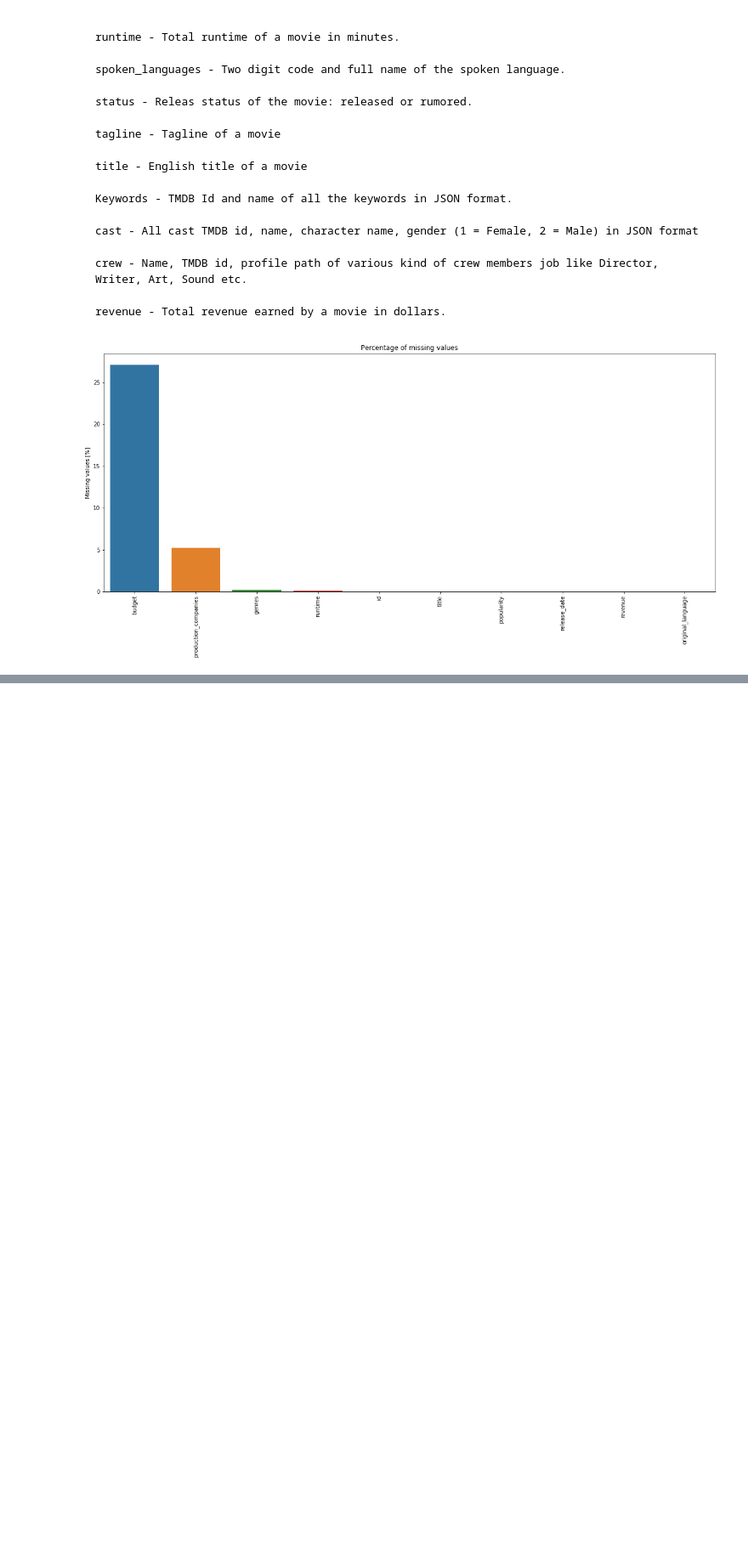
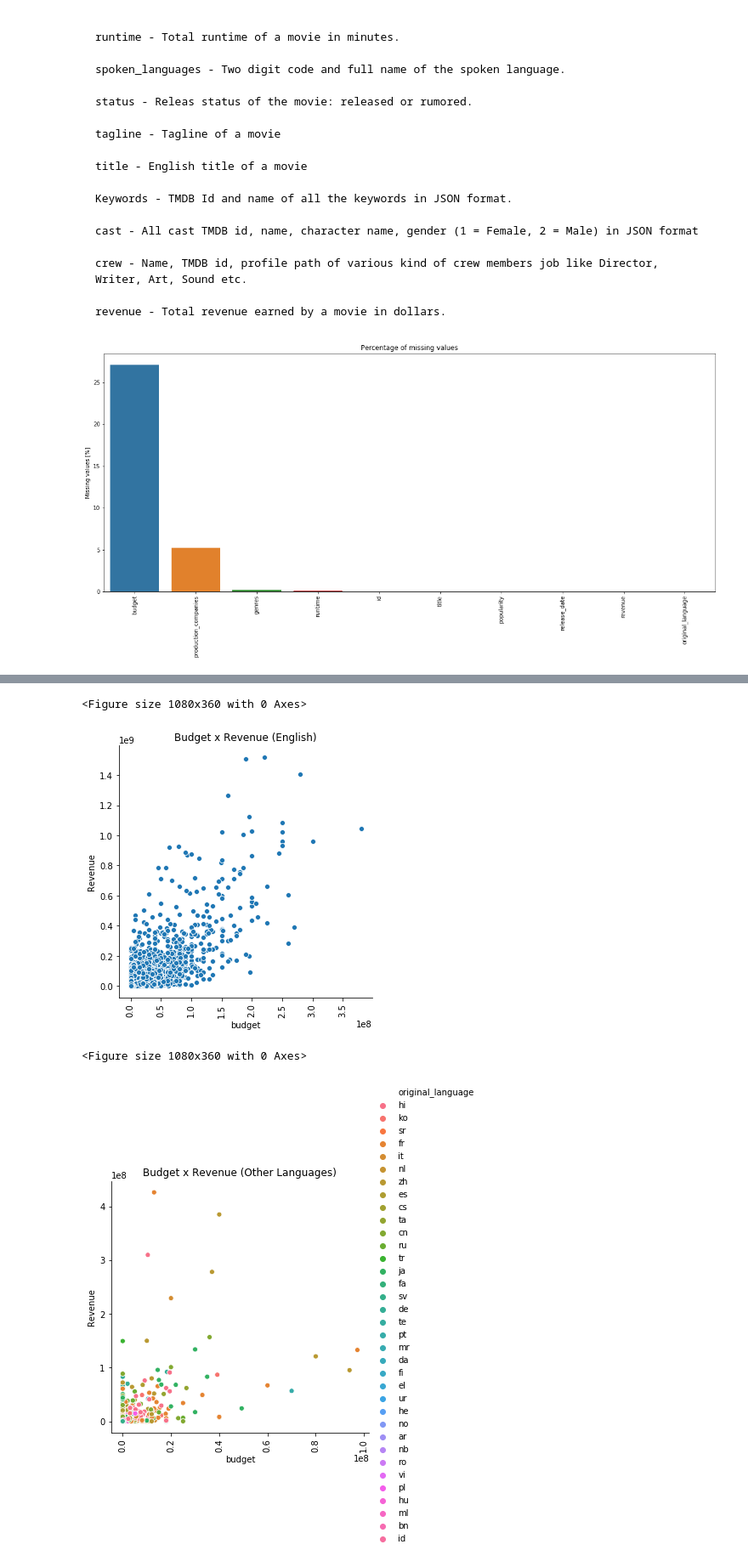
Before and after one commit to cjasm/in1102, a Jupyter notebook: cleber/tmdb/tmdb.ipynb, the cells around one changed output, grey strips where cells are left out. Shown: that part at 85% size. Drawn from its saved outputs; the diff is of its cells as text; code cells hidden in the pictures; blank space fills up the shorter version.

```diff
--- a/cleber/tmdb/tmdb.ipynb
+++ b/cleber/tmdb/tmdb.ipynb
@@ -131,0 +268,21 @@ See the caveats in the documentation: http://pandas.pydata.org/pandas-docs/stabl
+# %%
+# Sugiro usar dois classificadores, um só para quando for inglês e outro para as outras linguagens
+
+plt.figure(figsize=(15,5))
+ax = sns.relplot(x="budget", y="revenue", data=fields[fields.original_language=="en"])
+plt.xticks(rotation=90)
+plt.title("Budget x Revenue (English)")
+plt.ylabel("Revenue")
+plt.show()
+
+plt.figure(figsize=(15,5))
+ax = sns.relplot(x="budget", y="revenue", hue="original_language", data=fields[fields.original_language!="en"])
+plt.xticks(rotation=90)
+plt.title("Budget x Revenue (Other Languages)")
+plt.ylabel("Revenue")
+plt.show()
+# %% [output]
+<Figure size 1080x360 with 0 Axes>
+[figure, added]
+<Figure size 1080x360 with 0 Axes>
+[figure, added]
```
Also changed, not shown: parts of 16 cells of this notebook, 3 other files.
